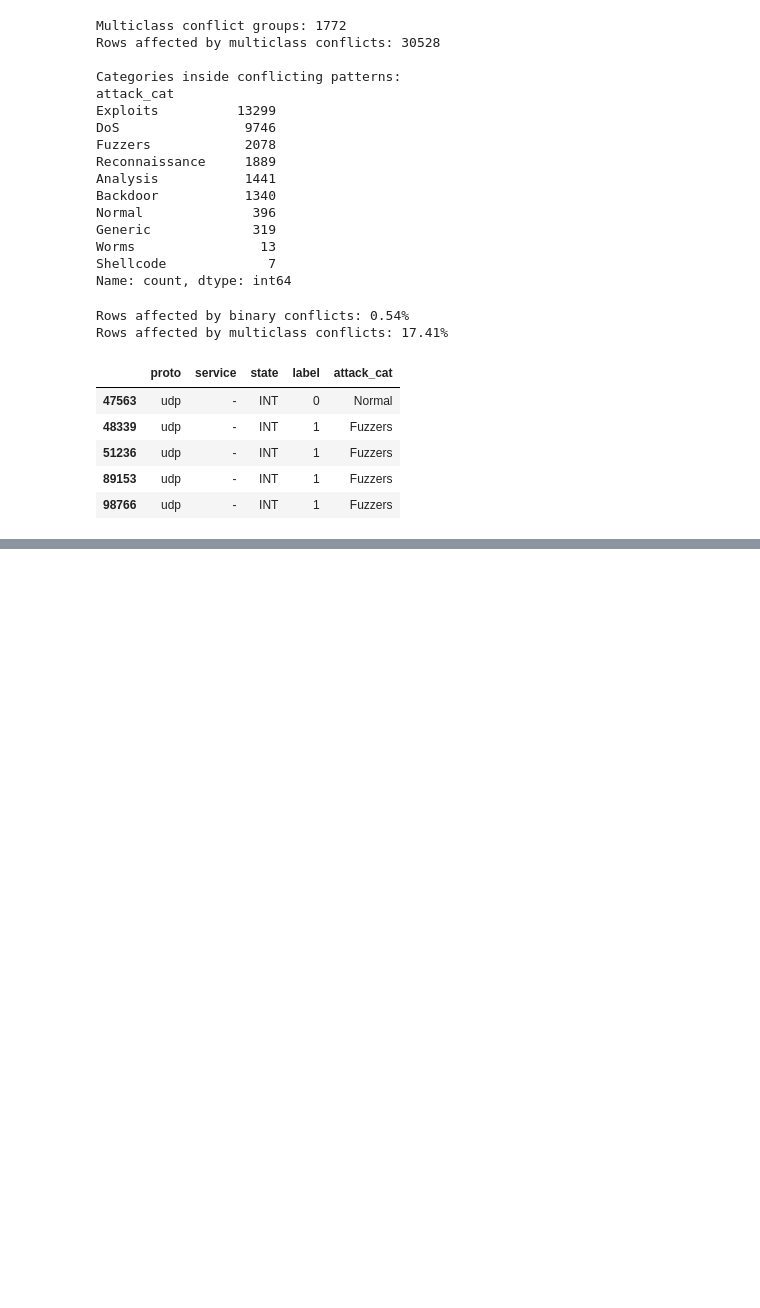
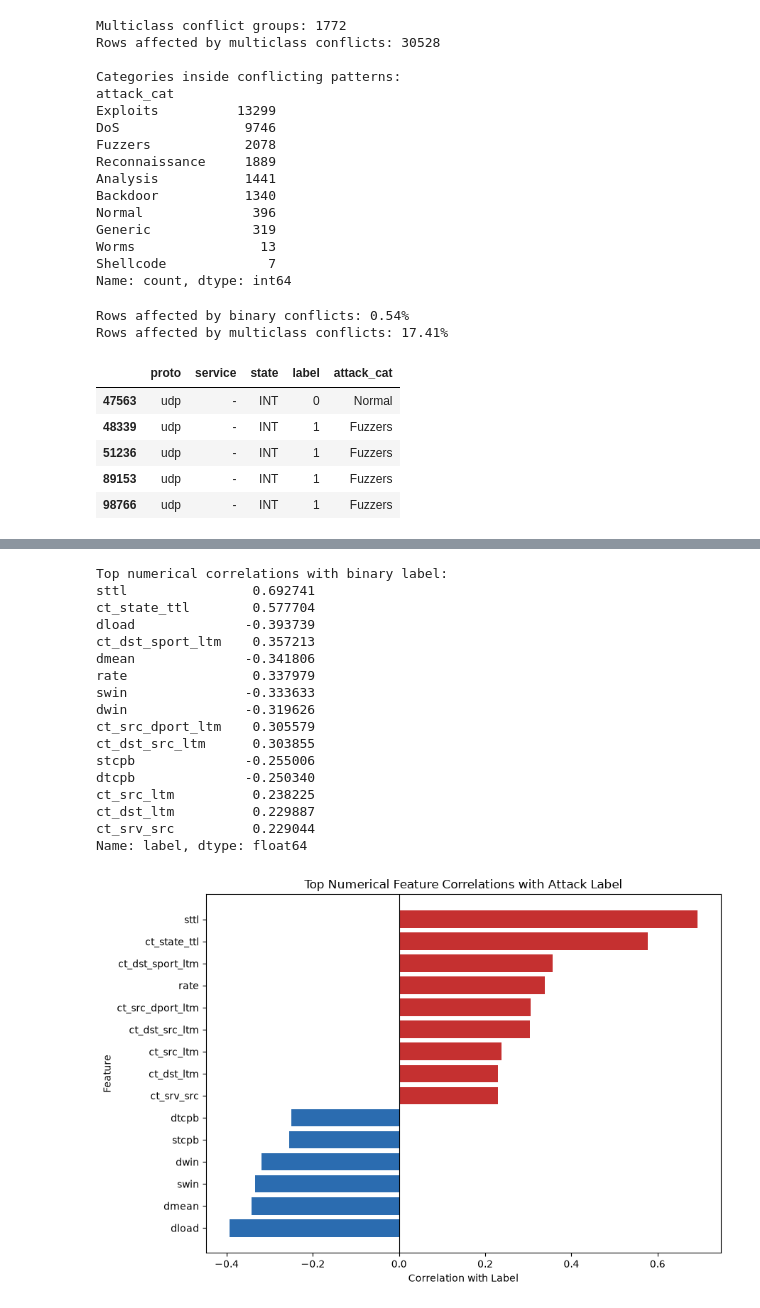
Before and after one commit to nadeera365/Network-Traffic-Analyser, a Jupyter notebook: notebooks/data_understanding.ipynb, the cells around one changed output, grey strips where cells are left out. Cells and saved outputs as stored; diff of their text form; code cells hidden in the pictures; blank space fills up the shorter version.

```diff
--- a/notebooks/data_understanding.ipynb
+++ b/notebooks/data_understanding.ipynb
@@ -432,0 +649,67 @@ train_df.loc[
+# %%
+# Select numerical input features
+numerical_features = (
+    train_df
+    .drop(columns=["id", "label", "attack_cat"])
+    .select_dtypes(include="number")
+    .columns
+    .tolist()
+)
+
+# Calculate correlation with the binary target
+correlation_with_label = (
+    train_df[numerical_features + ["label"]]
+    .corr()["label"]
+    .drop("label")
+    .sort_values(key=abs, ascending=False)
+)
+
+# Select the top 15
+top_correlations = (
+    correlation_with_label
+    .head(15)
+    .sort_values()
+)
+
+print("Top numerical correlations with binary label:")
+print(correlation_with_label.head(15))
+
+# Create chart
+plt.figure(figsize=(9, 6))
+
+colors = [
+    "#C53030" if value > 0 else "#2B6CB0"
+    for value in top_correlations.values
+]
+
+plt.barh(
+    top_correlations.index,
+    top_correlations.values,
+    color=colors
+)
+
+plt.title("Top Numerical Feature Correlations with Attack Label")
+plt.xlabel("Correlation with Label")
+plt.ylabel("Feature")
+plt.axvline(0, color="black", linewidth=0.8)
+plt.tight_layout()
+plt.show()
+# %% [output]
+Top numerical correlations with binary label:
+sttl                0.692741
+ct_state_ttl        0.577704
+dload              -0.393739
+ct_dst_sport_ltm    0.357213
+dmean              -0.341806
+rate                0.337979
+swin               -0.333633
+dwin               -0.319626
+ct_src_dport_ltm    0.305579
+ct_dst_src_ltm      0.303855
+stcpb              -0.255006
+dtcpb              -0.250340
+ct_src_ltm          0.238225
+ct_dst_ltm          0.229887
+ct_srv_src          0.229044
+Name: label, dtype: float64
+[figure, added]
```
Also changed, not shown: parts of 15 cells of this notebook, 1 other file.
